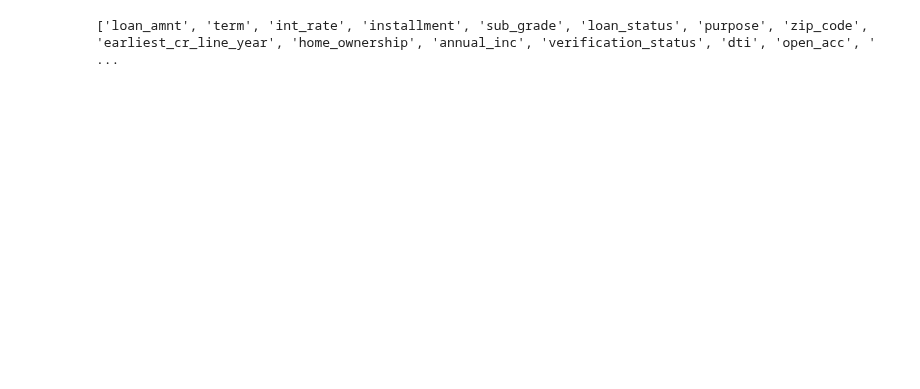
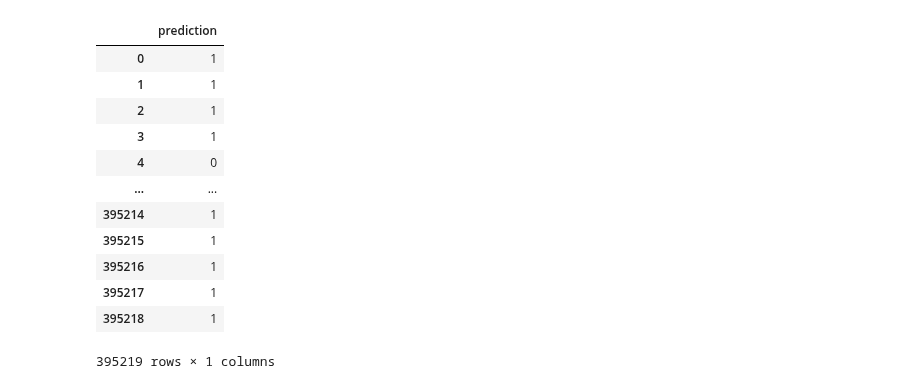
Before and after one commit to logicalclocks/hopsworks-tutorials, a Jupyter notebook: loan_approval/3-loan-approval-batch-inference.ipynb, the cells around one changed output. Cells and saved outputs as stored; diff of their text form; code cells hidden in the pictures; blank space fills up the shorter version.

```diff
--- a/loan_approval/3-loan-approval-batch-inference.ipynb
+++ b/loan_approval/3-loan-approval-batch-inference.ipynb
@@ -62,8 +101,21 @@ np.unique(predictions, return_counts=True)
 # %%
 cols = []
 for td in fv.schema:
     cols.append(td.name)
 
-predictions = pd.DataFrame(numpy_array, columns=cols)
+predictions_df = pd.DataFrame(predictions, columns=["prediction"])
+predictions_df
 # %% [output]
+|  | prediction |
+| 0 | 1 |
+| 1 | 1 |
+| 2 | 1 |
+| 3 | 1 |
+| 4 | 0 |
+| ... | ... |
+| 395214 | 1 |
+| 395215 | 1 |
+| 395216 | 1 |
+| 395217 | 1 |
+| 395218 | 1 |
-['loan_amnt', 'term', 'int_rate', 'installment', 'sub_grade', 'loan_status', 'purpose', 'zip_code', 'earliest_cr_line_year', 'home_ownership', 'annual_inc', 'verification_status', 'dti', 'open_acc', ' ...
+395219 rows × 1 columns
```
Also changed, not shown: parts of 17 cells of this notebook, 5 other files.
